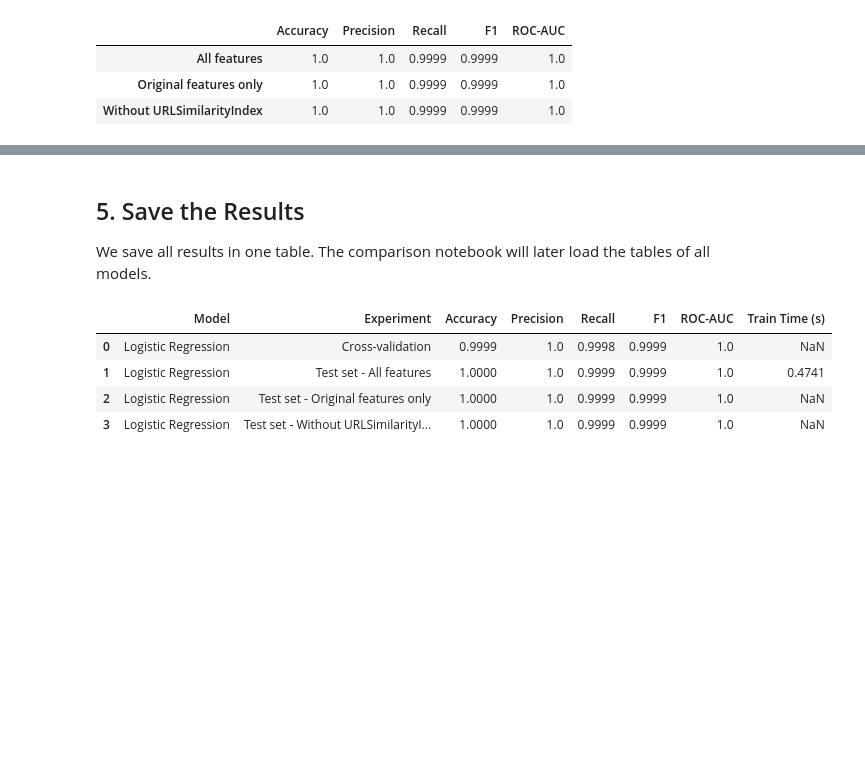
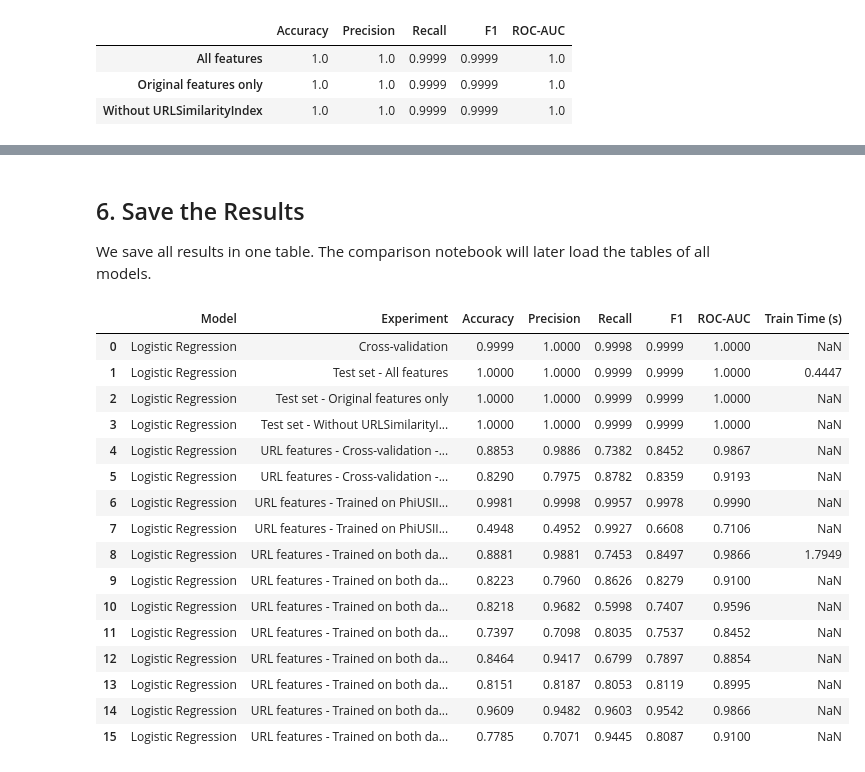
Before and after one commit to imansharinda-ux/DetectIt-ml, a Jupyter notebook: notebooks/07_logistic_regression.ipynb, the cells around one changed output, grey strips where cells are left out. Saved outputs shown, nothing was run; the diff lists cells and outputs as text; code cells hidden in the pictures; blank space fills up the shorter version.

Commit message:
feat: train logistic regression for experiment 2

```diff
--- a/notebooks/07_logistic_regression.ipynb
+++ b/notebooks/07_logistic_regression.ipynb
@@ -175,0 +346,4 @@ pd.DataFrame(feature_results).T.round(4)
+# %%
+for test_name, (X_url_test, y_url_test) in url_test_sets.items():
+    tuned_pred = (get_scores(url_model, X_url_test) >= best_cutoff).astype(int)
+    plot_confusion_matrix(y_url_test, tuned_pred, f"{MODEL_NAME} - URL Features - {test_name} (Tuned Cut-off)")
@@ -175,0 +357,10 @@ pd.DataFrame(feature_results).T.round(4)
+# %%
+base_url_features = list(extract_url_features("example.com"))
+base_url_model = fit_with_weights(clone(url_best_model), X_url_train[base_url_features], y_url_train, url_weights)
+
+url_feature_results = {}
+for test_name, (X_url_test, y_url_test) in url_test_sets.items():
+    url_feature_results[("18 URL features", test_name)] = evaluate_model(base_url_model, X_url_test[base_url_features], y_url_test)
+    url_feature_results[("40 URL features", test_name)] = url_results[("Trained on both datasets", test_name)]
+
+pd.DataFrame(url_feature_results).T.round(4)
@@ -175,0 +419,11 @@ pd.DataFrame(feature_results).T.round(4)
+# %%
+X_clean_train, _, _, clean_test_sets = load_url_experiment(clean_urls=True)
+clean_model = fit_with_weights(clone(url_best_model), X_clean_train, y_url_train, url_weights)
+
+clean_results = {}
+for test_name, (X_clean_test, y_clean_test) in clean_test_sets.items():
+    clean_results[("With www and HTTPS", test_name)] = url_results[("Trained on both datasets", test_name)]
+    clean_results[("Without www and HTTPS", test_name)] = evaluate_model(clean_model, X_clean_test, y_clean_test)
+
+print(f"Features without www and HTTPS: {X_clean_train.shape[1]}")
+pd.DataFrame(clean_results).T.round(4)
@@ -176,20 +437,52 @@ pd.DataFrame(feature_results).T.round(4)
 # %% [markdown]
-## 5. Save the Results
+## 6. Save the Results
 
 We save all results in one table. The comparison notebook will later load the tables of all models.
 # %%
 results = [
     {"Experiment": "Cross-validation", **cv_results["Mean"].to_dict()},
     {"Experiment": "Test set - All features", **test_results, "Train Time (s)": train_time},
     {"Experiment": "Test set - Original features only", **feature_results["Original features only"]},
     {"Experiment": "Test set - Without URLSimilarityIndex", **feature_results["Without URLSimilarityIndex"]},
+    {"Experiment": "URL features - Cross-validation - PhiUSIIL", **url_cv_results["PhiUSIIL Mean"].to_dict()},
+    {"Experiment": "URL features - Cross-validation - Kaggle", **url_cv_results["Kaggle Mean"].to_dict()},
 ]
 
+for (train_name, test_name), scores in url_results.items():
+    row = {"Experiment": f"URL features - {train_name} - {test_name}", **scores}
+    if train_name == "Trained on both datasets" and test_name == "PhiUSIIL test set":
+        row["Train Time (s)"] = url_train_time
+    results.append(row)
+
+for (feature_name, test_name), scores in url_feature_results.items():
+    if feature_name == "18 URL features":
+        results.append({"Experiment": f"URL features - Trained on both datasets (18 URL features) - {test_name}", **scores})
+
+for (version, test_name), scores in clean_results.items():
+    if version == "Without www and HTTPS":
+        results.append({"Experiment": f"URL features - Trained on both datasets (without www and HTTPS) - {test_name}", **scores})
+
+for (version, test_name), scores in cutoff_results.items():
+    if version != "Cut-off 0.5":
+        results.append({"Experiment": f"URL features - Trained on both datasets (cut-off {best_cutoff:.2f}) - {test_name}", **scores})
+
 save_results(MODEL_NAME, results).round(4)
 # %% [output]
 |  | Model | Experiment | Accuracy | Precision | Recall | F1 | ROC-AUC | Train Time (s) |
-| 0 | Logistic Regression | Cross-validation | 0.9999 | 1.0 | 0.9998 | 0.9999 | 1.0 | NaN |
-| 1 | Logistic Regression | Test set - All features | 1.0000 | 1.0 | 0.9999 | 0.9999 | 1.0 | 0.4741 |
-| 2 | Logistic Regression | Test set - Original features only | 1.0000 | 1.0 | 0.9999 | 0.9999 | 1.0 | NaN |
-| 3 | Logistic Regression | Test set - Without URLSimilarityI... | 1.0000 | 1.0 | 0.9999 | 0.9999 | 1.0 | NaN |
+| 0 | Logistic Regression | Cross-validation | 0.9999 | 1.0000 | 0.9998 | 0.9999 | 1.0000 | NaN |
+| 1 | Logistic Regression | Test set - All features | 1.0000 | 1.0000 | 0.9999 | 0.9999 | 1.0000 | 0.4447 |
+| 2 | Logistic Regression | Test set - Original features only | 1.0000 | 1.0000 | 0.9999 | 0.9999 | 1.0000 | NaN |
+| 3 | Logistic Regression | Test set - Without URLSimilarityI... | 1.0000 | 1.0000 | 0.9999 | 0.9999 | 1.0000 | NaN |
+| 4 | Logistic Regression | URL features - Cross-validation -... | 0.8853 | 0.9886 | 0.7382 | 0.8452 | 0.9867 | NaN |
+| 5 | Logistic Regression | URL features - Cross-validation -... | 0.8290 | 0.7975 | 0.8782 | 0.8359 | 0.9193 | NaN |
+| 6 | Logistic Regression | URL features - Trained on PhiUSII... | 0.9981 | 0.9998 | 0.9957 | 0.9978 | 0.9990 | NaN |
+| 7 | Logistic Regression | URL features - Trained on PhiUSII... | 0.4948 | 0.4952 | 0.9927 | 0.6608 | 0.7106 | NaN |
+| 8 | Logistic Regression | URL features - Trained on both da... | 0.8881 | 0.9881 | 0.7453 | 0.8497 | 0.9866 | 1.7949 |
+| 9 | Logistic Regression | URL features - Trained on both da... | 0.8223 | 0.7960 | 0.8626 | 0.8279 | 0.9100 | NaN |
+| 10 | Logistic Regression | URL features - Trained on both da... | 0.8218 | 0.9682 | 0.5998 | 0.7407 | 0.9596 | NaN |
+| 11 | Logistic Regression | URL features - Trained on both da... | 0.7397 | 0.7098 | 0.8035 | 0.7537 | 0.8452 | NaN |
+| 12 | Logistic Regression | URL features - Trained on both da... | 0.8464 | 0.9417 | 0.6799 | 0.7897 | 0.8854 | NaN |
+| 13 | Logistic Regression | URL features - Trained on both da... | 0.8151 | 0.8187 | 0.8053 | 0.8119 | 0.8995 | NaN |
+| 14 | Logistic Regression | URL features - Trained on both da... | 0.9609 | 0.9482 | 0.9603 | 0.9542 | 0.9866 | NaN |
+| 15 | Logistic Regression | URL features - Trained on both da... | 0.7785 | 0.7071 | 0.9445 | 0.8087 | 0.9100 | NaN |
 # %% [markdown]
```
Also changed, not shown: parts of 24 cells of this notebook, 7 other files.
